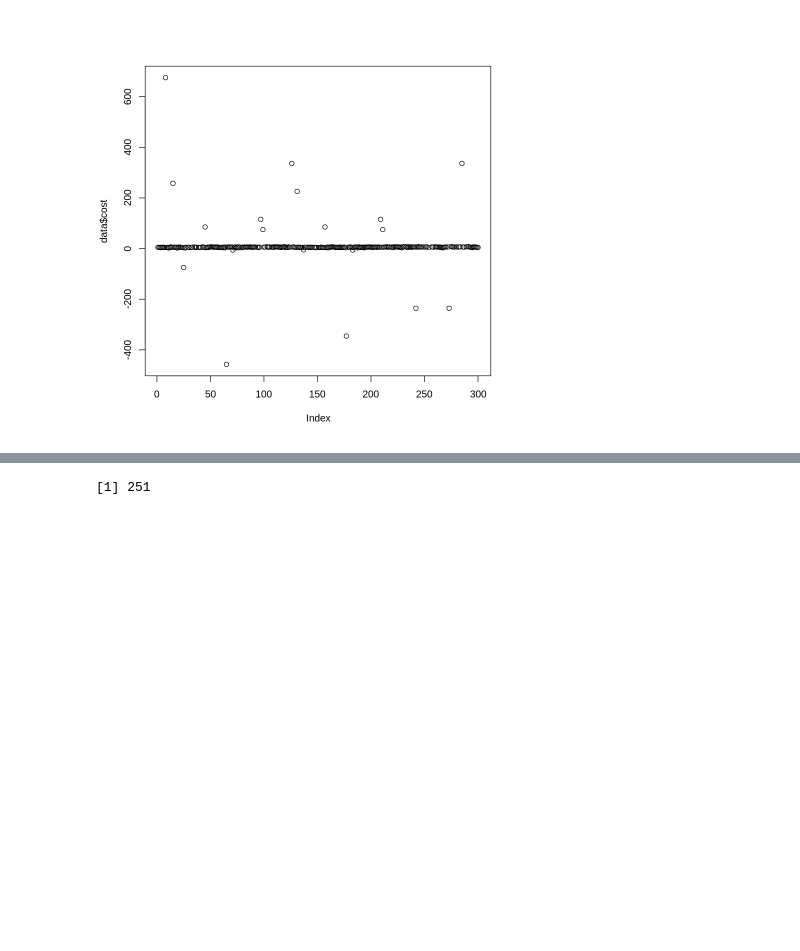
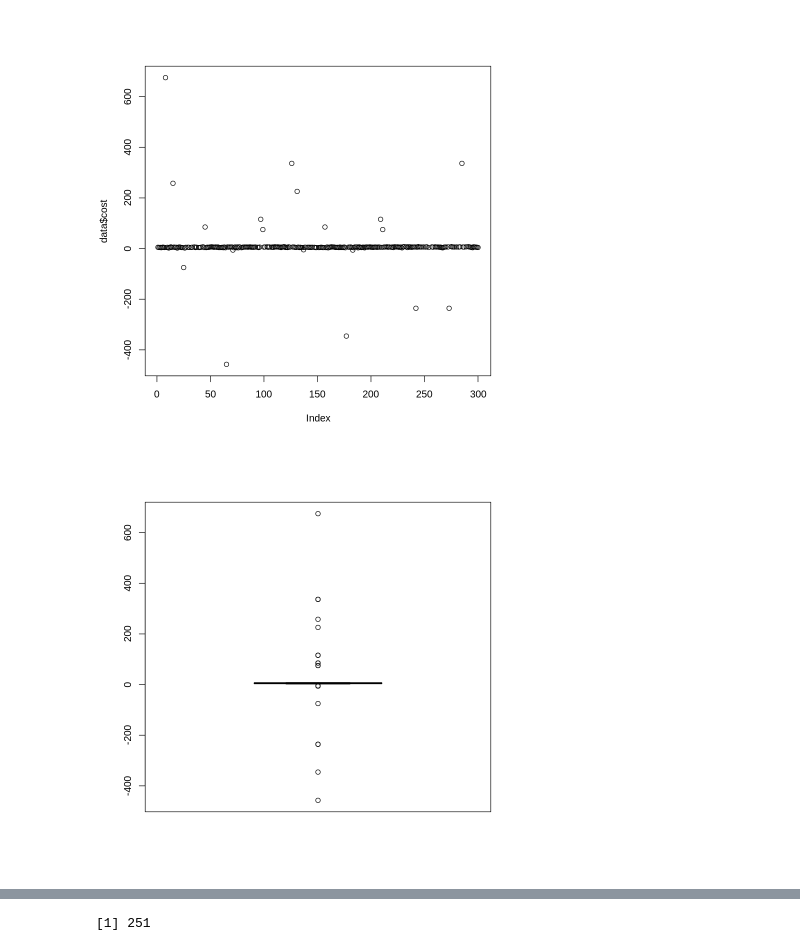
Before and after one commit to gyujin0450/RPRG_PARTIII, a Jupyter notebook: p368_척도별기술통계량.ipynb, the cells around one changed output, grey strips where cells are left out. Saved outputs shown, nothing was run; the diff lists cells and outputs as text; code cells hidden in the pictures; blank space fills up the shorter version.

```diff
--- a/p368_척도별기술통계량.ipynb
+++ b/p368_척도별기술통계량.ipynb
@@ -149,3 +149,7 @@ summary(data$cost) # 요양통계량
 plot(data$cost)
 # %% [output]
 [figure]
+# %%
+boxplot(data$cost)
+# %% [output]
+[figure, added]
```
Also changed, not shown: parts of 26 cells of this notebook.
